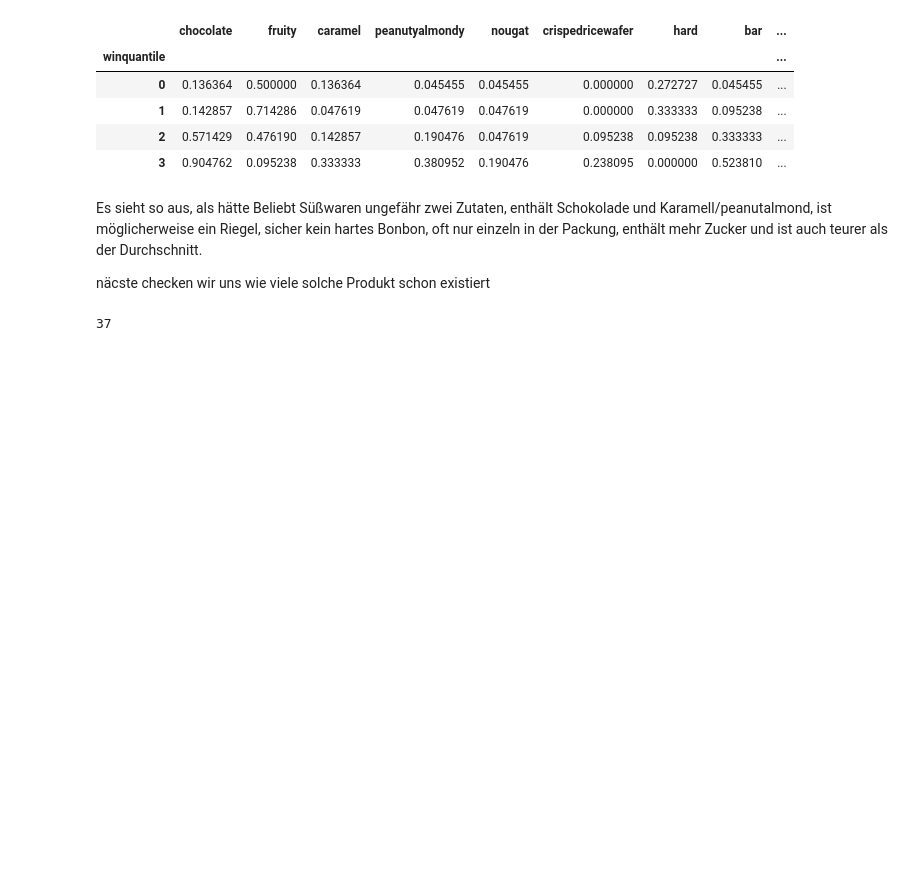
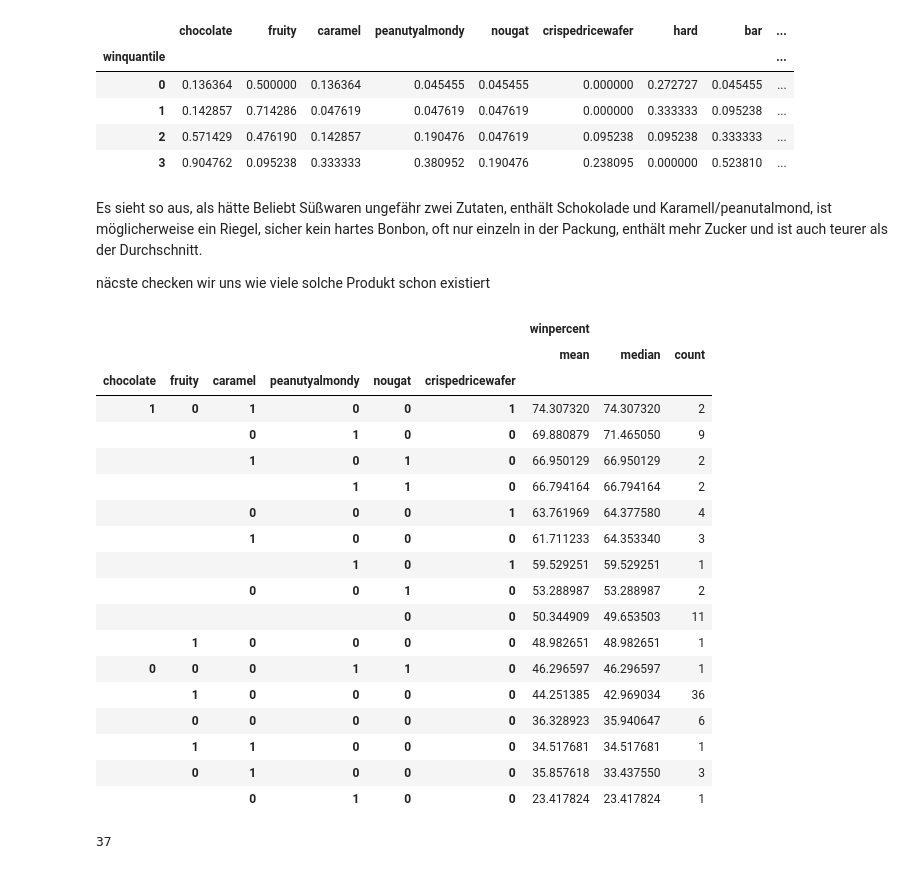
Before and after one commit to amanda8412383/candy_ranking, a Jupyter notebook: etl.ipynb, the cells around one changed output. Drawn from its saved outputs; the diff is of its cells as text; code cells hidden in the pictures; blank space fills up the shorter version.

```diff
--- a/etl.ipynb
+++ b/etl.ipynb
@@ -125,6 +131,28 @@ df_anzahl.groupby('winquantile').mean()
 Es sieht so aus, als hätte Beliebt Süßwaren ungefähr zwei Zutaten, enthält Schokolade und Karamell/peanutalmond, ist möglicherweise ein Riegel, sicher kein hartes Bonbon, oft nur einzeln in der Packung, enthält mehr Zucker und ist auch teurer als der Durchschnitt.
 
 näcste checken wir uns wie viele solche Produkt schon existiert
+# %%
+df_anzahl.groupby(zutaten).aggregate({'winpercent': ['mean', 'median', 'count']}).sort_values((      'winpercent',   'median'), ascending=False)
+# %% [output]
+|  |  |  |  |  |  | winpercent |  |  |
+|  |  |  |  |  |  | mean | median | count |
+| chocolate | fruity | caramel | peanutyalmondy | nougat | crispedricewafer |  |  |  |
+| 1 | 0 | 1 | 0 | 0 | 1 | 74.307320 | 74.307320 | 2 |
+|  |  | 0 | 1 | 0 | 0 | 69.880879 | 71.465050 | 9 |
+|  |  | 1 | 0 | 1 | 0 | 66.950129 | 66.950129 | 2 |
+|  |  |  | 1 | 1 | 0 | 66.794164 | 66.794164 | 2 |
+|  |  | 0 | 0 | 0 | 1 | 63.761969 | 64.377580 | 4 |
+|  |  | 1 | 0 | 0 | 0 | 61.711233 | 64.353340 | 3 |
+|  |  |  | 1 | 0 | 1 | 59.529251 | 59.529251 | 1 |
+|  |  | 0 | 0 | 1 | 0 | 53.288987 | 53.288987 | 2 |
+|  |  |  |  | 0 | 0 | 50.344909 | 49.653503 | 11 |
+|  | 1 | 0 | 0 | 0 | 0 | 48.982651 | 48.982651 | 1 |
+| 0 | 0 | 0 | 1 | 1 | 0 | 46.296597 | 46.296597 | 1 |
+|  | 1 | 0 | 0 | 0 | 0 | 44.251385 | 42.969034 | 36 |
+|  | 0 | 0 | 0 | 0 | 0 | 36.328923 | 35.940647 | 6 |
+|  | 1 | 1 | 0 | 0 | 0 | 34.517681 | 34.517681 | 1 |
+|  | 0 | 1 | 0 | 0 | 0 | 35.857618 | 33.437550 | 3 |
+|  |  | 0 | 1 | 0 | 0 | 23.417824 | 23.417824 | 1 |
 # %%
 def df_filter(df, variable, wert):
     df_new = df[df[variable] == wert]
```
Also changed, not shown: parts of 2 cells of this notebook, 2 other files.
